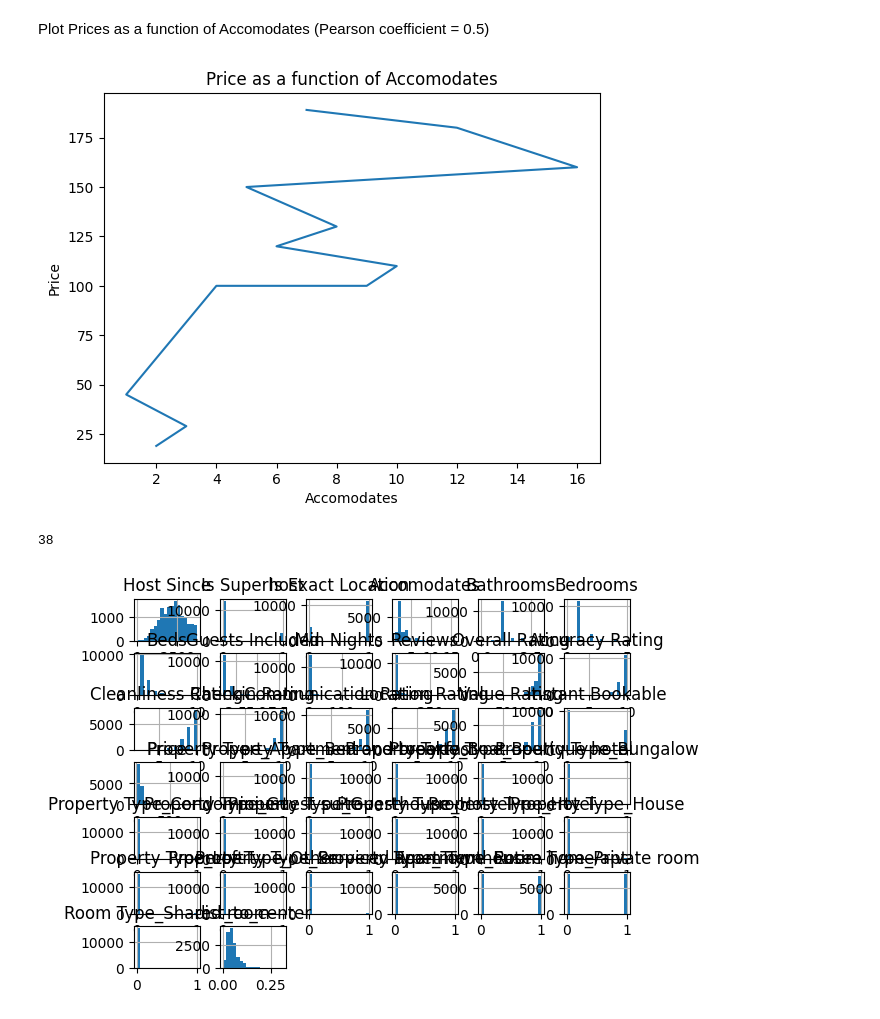
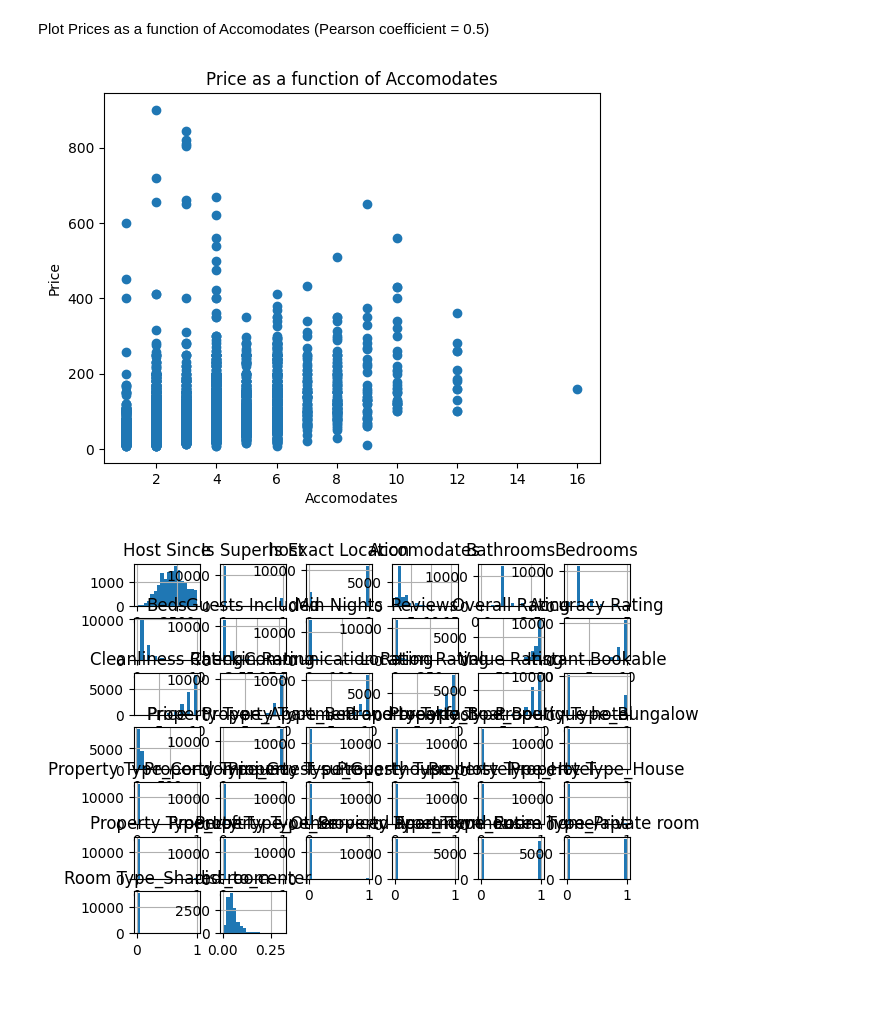
Before and after one commit to AlbanemchtCs/ml-project, a Jupyter notebook: preprocessing/data_cleaning/data_cleaning_graphs.ipynb, the cells around one changed output. Saved outputs shown, nothing was run; the diff lists cells and outputs as text; code cells hidden in the pictures.

```diff
--- a/preprocessing/data_cleaning/data_cleaning_graphs.ipynb
+++ b/preprocessing/data_cleaning/data_cleaning_graphs.ipynb
@@ -122,22 +87,13 @@ Plot Prices as a function of Accomodates (Pearson coefficient = 0.5)
 # %%
 accomodates = train_airbnb_df_c["Accomodates"]
 prices = train_airbnb_df_c["Price"]
-data = {}
-for i in range(len(prices)):
-    data[accomodates[i]] = prices[i]
-sorted_data = {k: v for k, v in sorted(data.items(), key=lambda item: item[1])}
-
-plt.plot(list(sorted_data.keys()), list(sorted_data.values()))
+plt.scatter(accomodates, prices)
 plt.xlabel("Accomodates")
 plt.ylabel("Price")
 plt.title("Price as a function of Accomodates")
 plt.show()
 # %% [output]
-[figure, old version]
+[figure, new version]
-# %%
-len(train_airbnb_df_c.columns)
-# %% [output]
-38
 # %%
 hist = train_airbnb_df_c.hist(bins=18)
 # %% [output]
```
Also changed, not shown: parts of 8 cells of this notebook, 1 other file.
